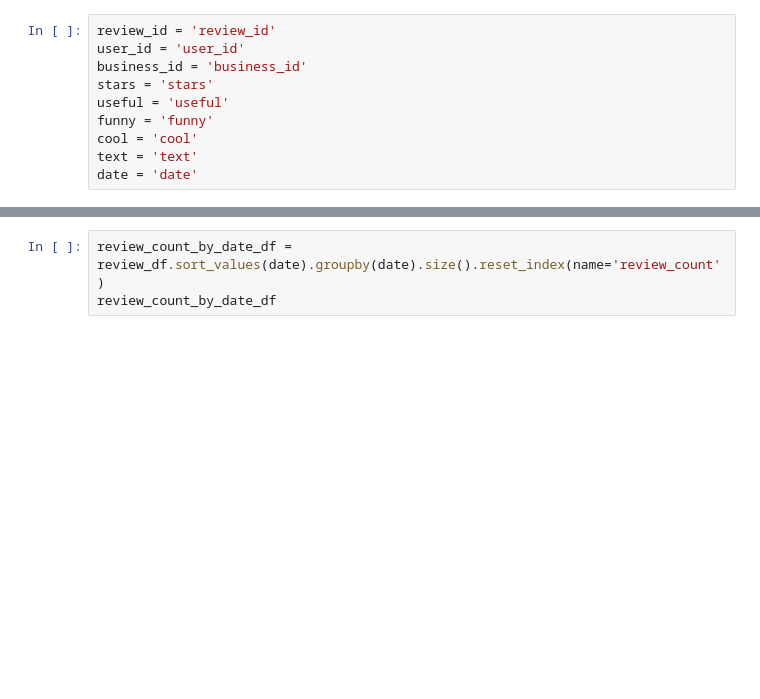
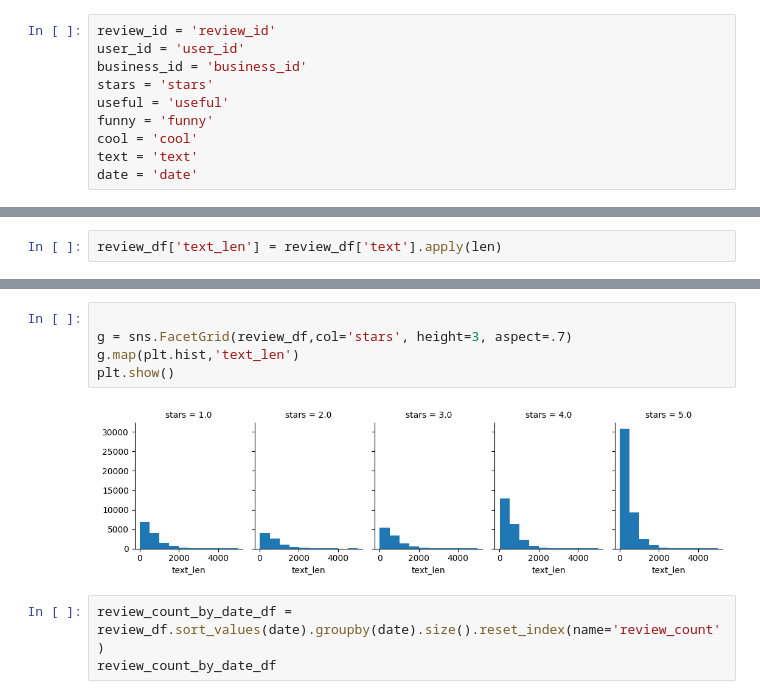
Before and after one commit to askador/data-mining-in-cybersecurity, a Jupyter notebook: data_analysis/quick_data_review/review.ipynb, the cells around one changed output, grey strips where cells are left out. Cells and saved outputs as stored; diff of their text form; blank space fills up the shorter version.

```diff
--- a/data_analysis/quick_data_review/review.ipynb
+++ b/data_analysis/quick_data_review/review.ipynb
@@ -70,0 +64,2 @@ plt.show()
+# %%
+review_df['text_len'] = review_df['text'].apply(len)
@@ -71,3 +78,10 @@ plt.show()
+# %%
+
+g = sns.FacetGrid(review_df,col='stars', height=3, aspect=.7)
+g.map(plt.hist,'text_len')
+plt.show()
+# %% [output]
+[figure, added]
 # %%
 review_count_by_date_df = review_df.sort_values(date).groupby(date).size().reset_index(name='review_count')
 review_count_by_date_df
```
Also changed, not shown: parts of 10 cells of this notebook, 11 other files.
